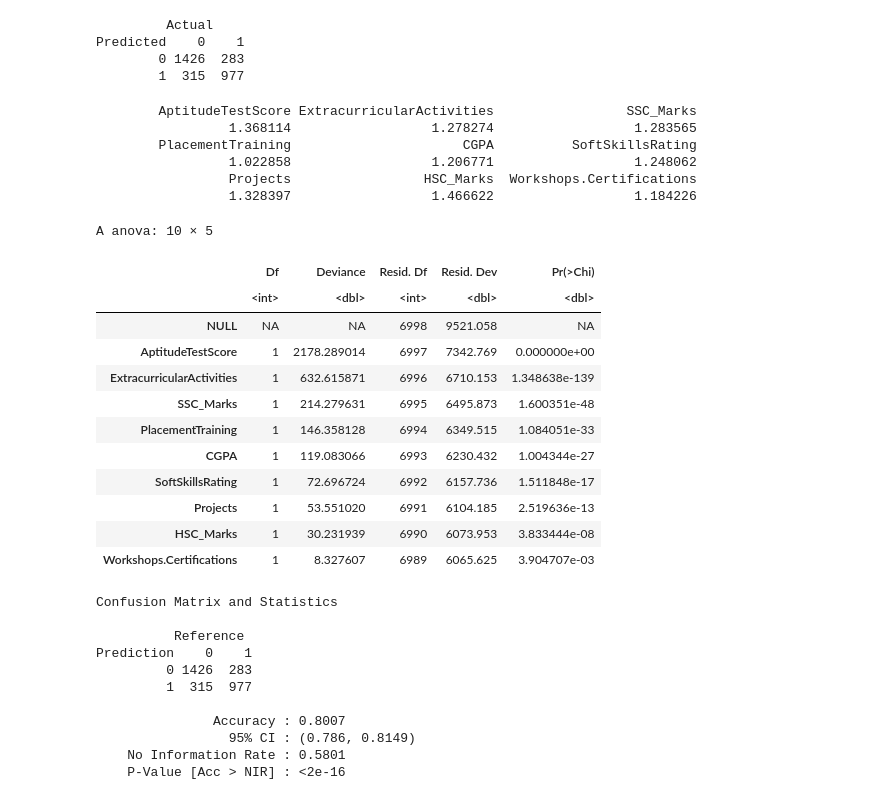
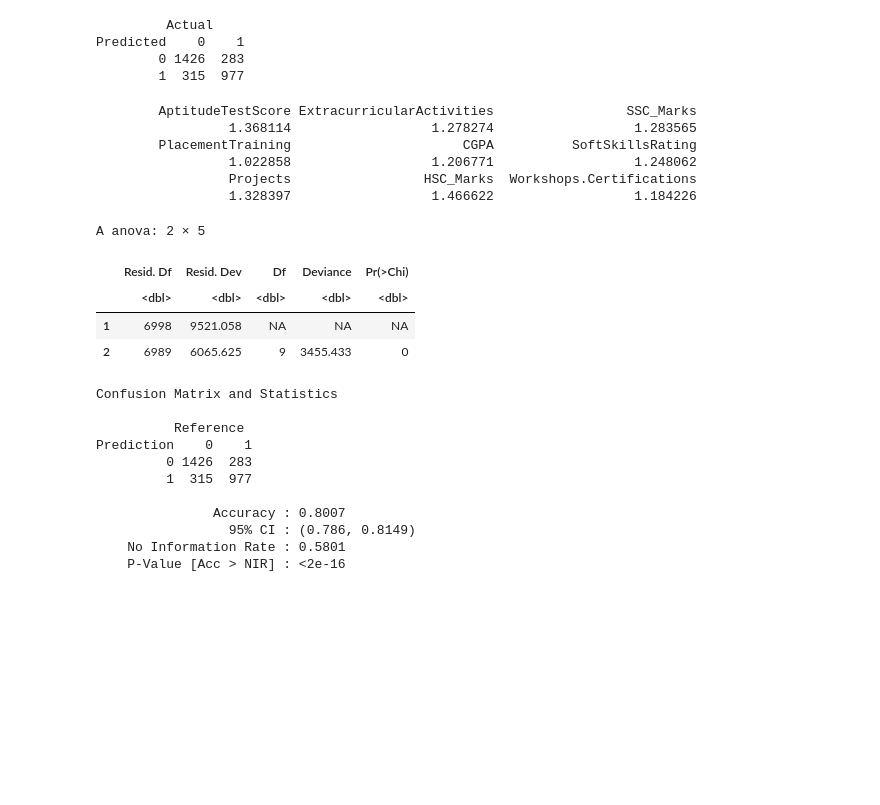
Before and after one commit to jeffiehu/STAT-301-Project, a Jupyter notebook: Project Proposal.ipynb, the cells around one changed output. Saved outputs shown, nothing was run; the diff lists cells and outputs as text; code cells hidden in the pictures; blank space fills up the shorter version.

Commit message:
daniel anova

```diff
--- a/Project Proposal.ipynb
+++ b/Project Proposal.ipynb
@@ -334,27 +337,19 @@ Predicted    0    1
 # %%
 # VIF and ANOVA
 vif(final_model)
-anova(final_model, test = "Chisq")
+anova(null_model,final_model, test = "Chisq")
 # %% [output]
         AptitudeTestScore ExtracurricularActivities                 SSC_Marks
                  1.368114                  1.278274                  1.283565
         PlacementTraining                      CGPA          SoftSkillsRating
                  1.022858                  1.206771                  1.248062
                  Projects                 HSC_Marks  Workshops.Certifications
                  1.328397                  1.466622                  1.184226
-A anova: 10 × 5
+A anova: 2 × 5
-|  | Df | Deviance | Resid. Df | Resid. Dev | Pr(>Chi) |
-|  | <int> | <dbl> | <int> | <dbl> | <dbl> |
-| NULL | NA | NA | 6998 | 9521.058 | NA |
-| AptitudeTestScore | 1 | 2178.289014 | 6997 | 7342.769 | 0.000000e+00 |
-| ExtracurricularActivities | 1 | 632.615871 | 6996 | 6710.153 | 1.348638e-139 |
-| SSC_Marks | 1 | 214.279631 | 6995 | 6495.873 | 1.600351e-48 |
-| PlacementTraining | 1 | 146.358128 | 6994 | 6349.515 | 1.084051e-33 |
-| CGPA | 1 | 119.083066 | 6993 | 6230.432 | 1.004344e-27 |
-| SoftSkillsRating | 1 | 72.696724 | 6992 | 6157.736 | 1.511848e-17 |
-| Projects | 1 | 53.551020 | 6991 | 6104.185 | 2.519636e-13 |
-| HSC_Marks | 1 | 30.231939 | 6990 | 6073.953 | 3.833444e-08 |
-| Workshops.Certifications | 1 | 8.327607 | 6989 | 6065.625 | 3.904707e-03 |
+|  | Resid. Df | Resid. Dev | Df | Deviance | Pr(>Chi) |
+|  | <dbl> | <dbl> | <dbl> | <dbl> | <dbl> |
+| 1 | 6998 | 9521.058 | NA | NA | NA |
+| 2 | 6989 | 6065.625 | 9 | 3455.433 | 0 |
 # %%
 confusionMatrix(factor(predicted_classes), factor(placementData_testing$PlacementStatus))
 # %% [output]
```
Also changed, not shown: parts of 3 cells of this notebook.
